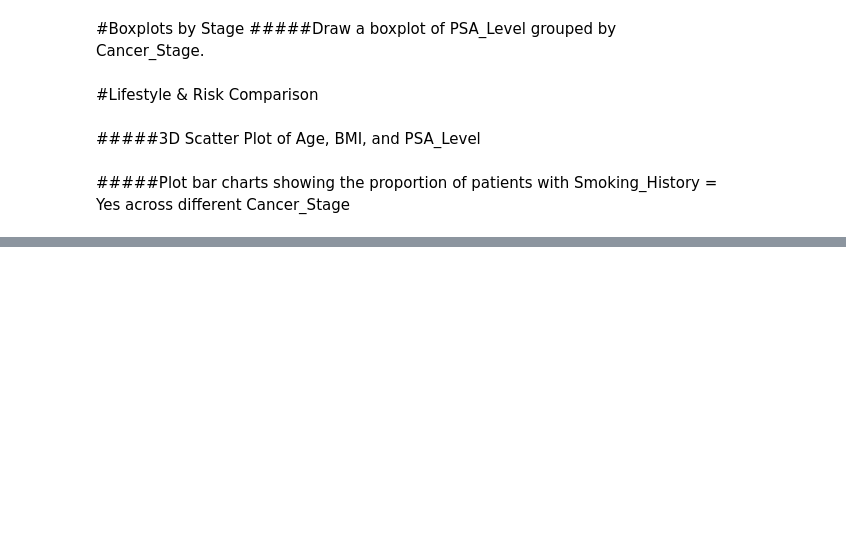
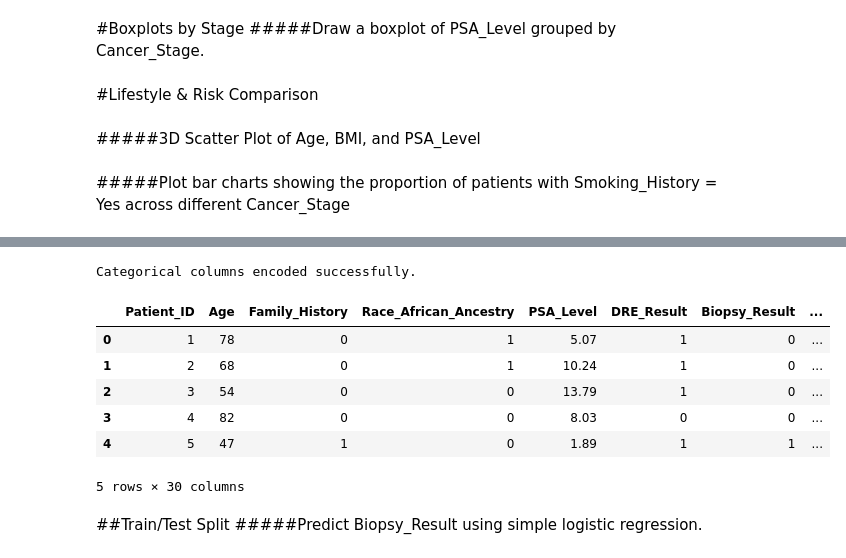
Before and after one commit to alaaguedda/prostate-cancer, a Jupyter notebook: prostate_cancer.ipynb, the cells around one changed output, grey strips where cells are left out. Cells and saved outputs as stored; diff of their text form; code cells hidden in the pictures; blank space fills up the shorter version.

```diff
--- a/prostate_cancer.ipynb
+++ b/prostate_cancer.ipynb
@@ -249,0 +319,26 @@ plt.show()
+# %%
+from sklearn.preprocessing import LabelEncoder
+
+# Create a copy to avoid modifying the original DataFrame directly if needed later
+encoded_set = df.copy()
+
+le = LabelEncoder()
+
+for col in encoded_set.columns:
+    if encoded_set[col].dtype == 'object':
+        encoded_set[col] = le.fit_transform(encoded_set[col])
+
+print("Categorical columns encoded successfully.")
+display(encoded_set.head())
+# %% [output]
+Categorical columns encoded successfully.
+|  | Patient_ID | Age | Family_History | Race_African_Ancestry | PSA_Level | DRE_Result | Biopsy_Result | ... |
+| 0 | 1 | 78 | 0 | 1 | 5.07 | 1 | 0 | ... |
+| 1 | 2 | 68 | 0 | 1 | 10.24 | 1 | 0 | ... |
+| 2 | 3 | 54 | 0 | 0 | 13.79 | 1 | 0 | ... |
+| 3 | 4 | 82 | 0 | 0 | 8.03 | 0 | 0 | ... |
+| 4 | 5 | 47 | 1 | 0 | 1.89 | 1 | 1 | ... |
+5 rows × 30 columns
+# %% [markdown]
+##Train/Test Split
+#####Predict Biopsy_Result using simple logistic regression.
```
Also changed, not shown: parts of 16 cells of this notebook.
